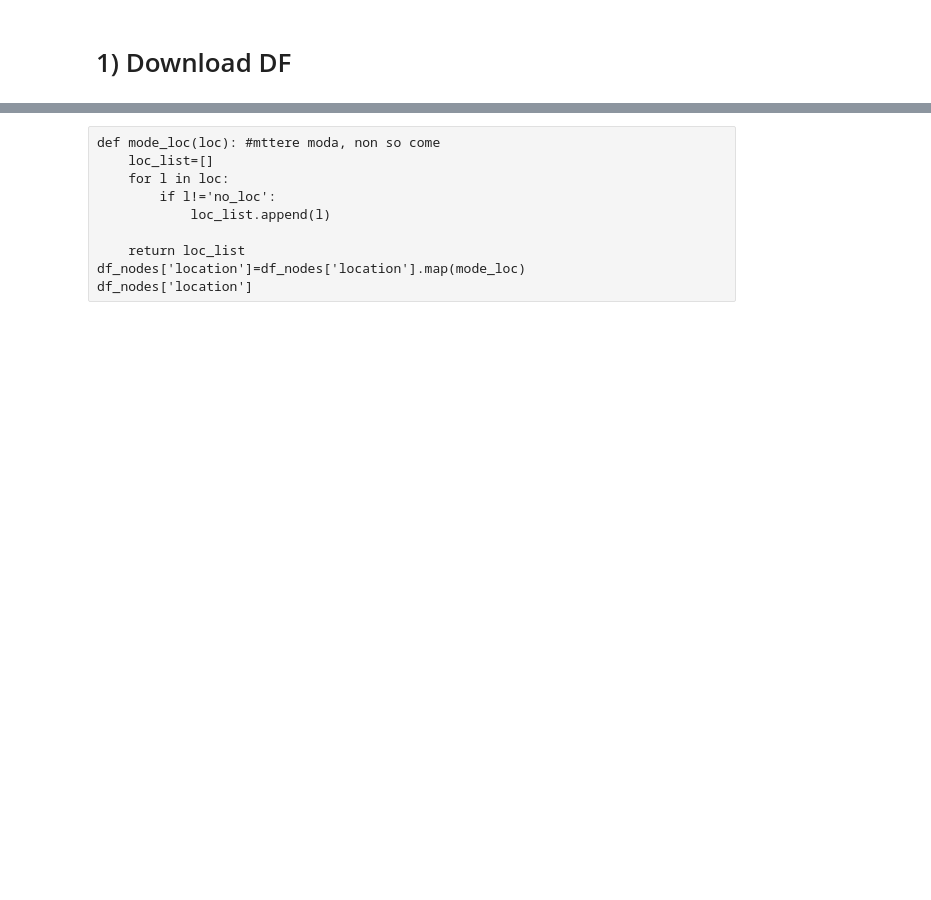
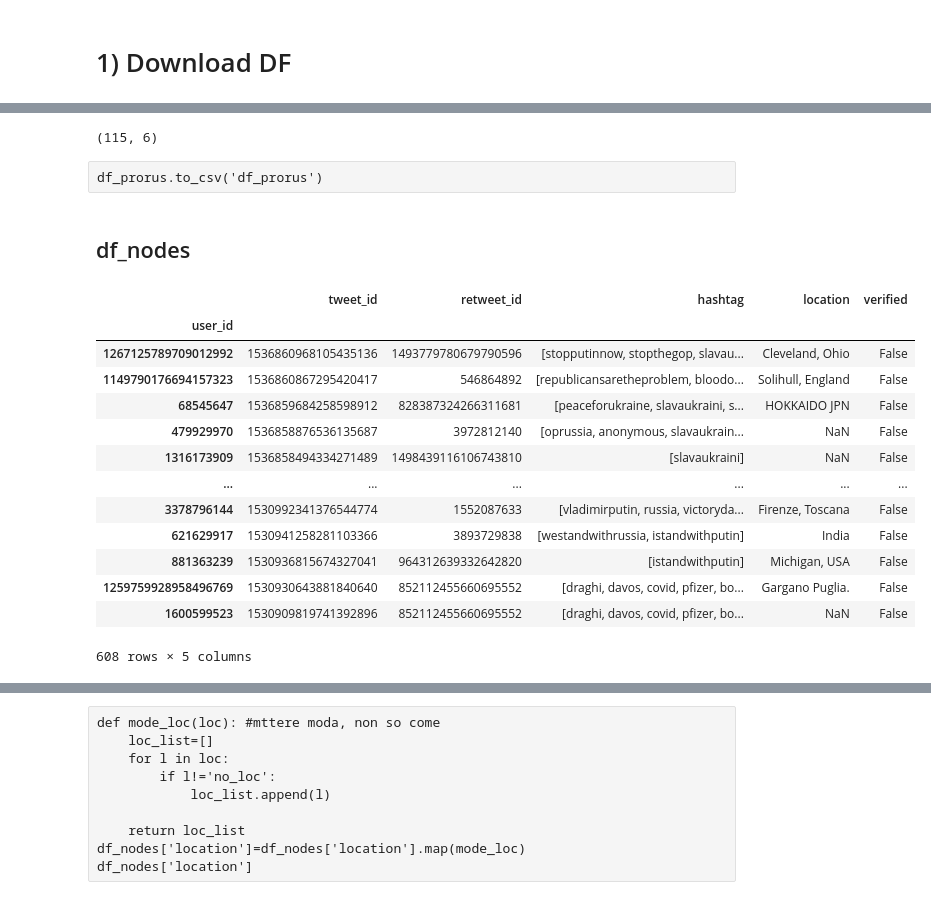
Before and after one commit to gatto/ds-network-analysis, a Jupyter notebook: py/net_building/2)_Creazione_rete_pesata.ipynb, the cells around one changed output, grey strips where cells are left out. Saved outputs shown, nothing was run; the diff lists cells and outputs as text; code cells hidden in the pictures; blank space fills up the shorter version.

```diff
--- a/py/net_building/2)_Creazione_rete_pesata.ipynb
+++ b/py/net_building/2)_Creazione_rete_pesata.ipynb
@@ -26,6 +90,6 @@ m.df=m.df.dropna(subset=['retweeted_user_id'])
 # %%
-m.df['entities.hashtags']=m.df['entities.hashtags'].apply(eval)
-m.df['entities.hashtags']=m.df['entities.hashtags'].map(h.extract_tags)
+m3.df['entities.hashtags']=m3.df['entities.hashtags'].apply(eval)
+m3.df['entities.hashtags']=m3.df['entities.hashtags'].map(h.extract_tags)
 #m.df['retweeted_user_id']=m.df['retweeted_user_id'].tolist()
 #m.df['conversation_id']=m.df['conversation_id'].tolist()
 #m.df['author.location']=m.df['author.location'].tolist()
@@ -37,10 +98,9 @@ m.df['retweeted_user_id']=list(map(methodcaller("split", " "), m.df['retweeted_u
 # %%
 #create a pandas dataframe
-df_nodes=pd.DataFrame({"user_id":m.df['author_id'],
-                       'tweet_id':m.df['id'],
-                      'retweet_id': m.df['retweeted_user_id'],
-                       'conversation_id':m.df['conversation_id'],
-                      "hashtag":m.df['entities.hashtags'],
-                     'location':m.df['author.location'],
-                     'verified':m.df['author.verified']
+df_prorus=pd.DataFrame({"user_id":m3.df['author_id'],
+                       'tweet_id':m3.df['id'],
+                      'retweet_id': m3.df['retweeted_user_id'],
+                      "hashtag":m3.df['entities.hashtags'],
+                     'location':m3.df['author.location'],
+                     'verified':m3.df['author.verified']
                       })
@@ -51,0 +107,22 @@ del df_nodes['Unnamed: 0']
+# %%
+#df_prorus.set_index('user_id',inplace=True)
+df_prorus.shape
+# %% [output]
+(115, 6)
+# %% [raw]
+df_prorus.to_csv('df_prorus')
+# %% [markdown]
+## df_nodes
+# %%
+#first dataset
+#df_1=pd.read_csv('df_1')
+#del df_1['Unnamed: 0']
+#second dataset
+#df_2=pd.read_csv('df_2')
+#del df_2['Unnamed: 0']
+#third dataset
+#df_3=pd.read_csv('df_3')
+#del df_3['Unnamed: 0']
+
+df_nodes=pd.concat([df_proukr,df_pax,df_prorus])
+#df_nodes=pd.merge(df_proukr,df_pax,df_prorus)#,df_3
@@ -51,0 +131,17 @@ del df_nodes['Unnamed: 0']
+# %%
+df_nodes
+# %% [output]
+|  | tweet_id | retweet_id | hashtag | location | verified |
+| user_id |  |  |  |  |  |
+| 1267125789709012992 | 1536860968105435136 | 1493779780679790596 | [stopputinnow, stopthegop, slavau... | Cleveland, Ohio | False |
+| 1149790176694157323 | 1536860867295420417 | 546864892 | [republicansaretheproblem, bloodo... | Solihull, England | False |
+| 68545647 | 1536859684258598912 | 828387324266311681 | [peaceforukraine, slavaukraini, s... | HOKKAIDO JPN | False |
+| 479929970 | 1536858876536135687 | 3972812140 | [oprussia, anonymous, slavaukrain... | NaN | False |
+| 1316173909 | 1536858494334271489 | 1498439116106743810 | [slavaukraini] | NaN | False |
+| ... | ... | ... | ... | ... | ... |
+| 3378796144 | 1530992341376544774 | 1552087633 | [vladimirputin, russia, victoryda... | Firenze, Toscana | False |
+| 621629917 | 1530941258281103366 | 3893729838 | [westandwithrussia, istandwithputin] | India | False |
+| 881363239 | 1530936815674327041 | 964312639332642820 | [istandwithputin] | Michigan, USA | False |
+| 1259759928958496769 | 1530930643881840640 | 852112455660695552 | [draghi, davos, covid, pfizer, bo... | Gargano Puglia. | False |
+| 1600599523 | 1530909819741392896 | 852112455660695552 | [draghi, davos, covid, pfizer, bo... | NaN | False |
+608 rows × 5 columns
```
Also changed, not shown: parts of 48 cells of this notebook.
